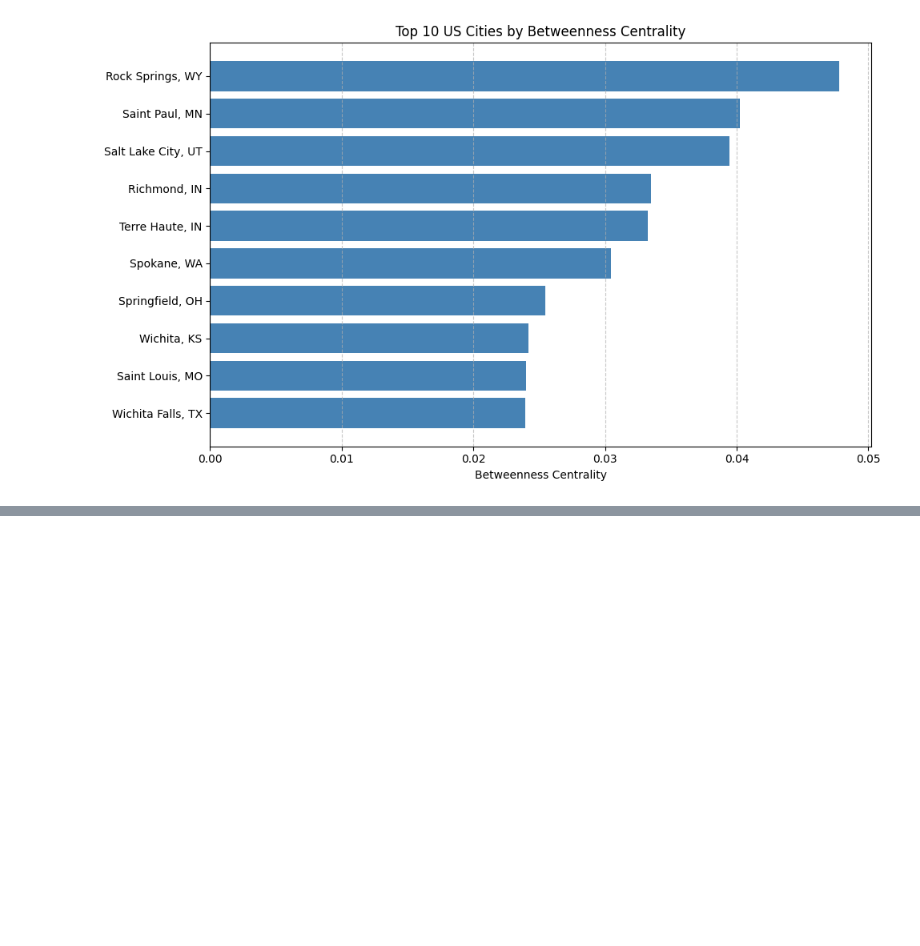
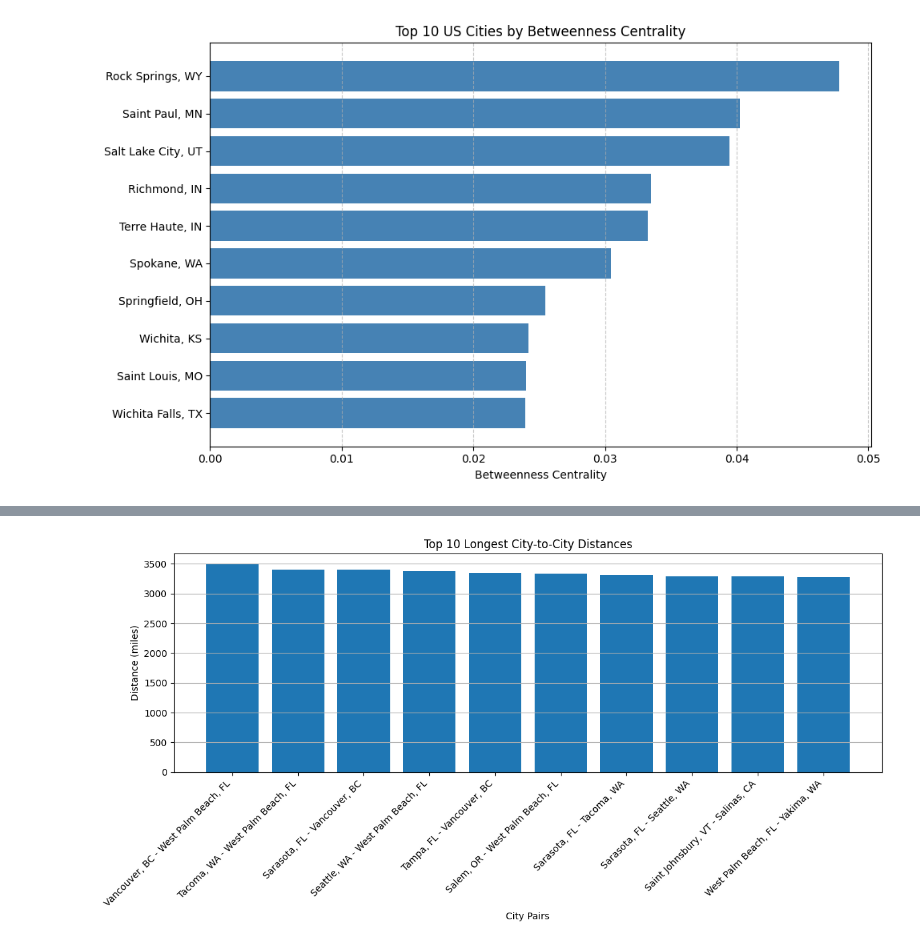
Before and after one commit to vuminhtue/MSDS7335_DeepLearning, a Jupyter notebook: HW2_Knuth_miles/code/knuth_miles_source.ipynb, the cells around one changed output, grey strips where cells are left out. Cells and saved outputs as stored; diff of their text form; code cells hidden in the pictures; blank space fills up the shorter version.

```diff
--- a/HW2_Knuth_miles/code/knuth_miles_source.ipynb
+++ b/HW2_Knuth_miles/code/knuth_miles_source.ipynb
@@ -93,3 +95,22 @@ df_cities.to_csv('../data/Node_cities.csv', index=False)
+# %%
+# Assuming G is your graph
+edges = G.edges(data=True)
+
+# Create a DataFrame from the edge list
+df_edges = pd.DataFrame(
+    [(u, v, d['weight']) for u, v, d in edges],
+    columns=['source', 'target', 'weight']
+)
+
+# Create a pivot table (distance matrix)
+distance_matrix = df_edges.pivot(index='source', columns='target', values='weight')
+
+# Since the graph is undirected, also fill the transpose
+distance_matrix_full = distance_matrix.combine_first(distance_matrix.T)
+
+# Optionally, fill NaNs if you want (e.g., with 0 or np.inf)
+distance_matrix_full = distance_matrix_full.fillna(0)
+distance_matrix_full.to_csv('../data/edges.csv')
 # %% [markdown]
 ## 1. Geographic Distribution Analysis
 # %%
@@ -316,0 +350,38 @@ plt.show()
+# %%
+
+# Extract all city pairs with their distances
+city_distances = []
+for source in df_edges.index:
+    for target in df_edges.columns:
+        value = df_edges.loc[source, target]
+        if pd.notna(value) and source != target:
+            city_distances.append((source, target, value))
+
+# Remove duplicates (treating the graph as undirected)
+seen = set()
+unique_city_distances = []
+for src, tgt, dist in city_distances:
+    key = tuple(sorted([src, tgt]))
+    if key not in seen:
+        seen.add(key)
+        unique_city_distances.append((src, tgt, dist))
+
+# Sort and get top 10 distances
+top_10_distances = sorted(unique_city_distances, key=lambda x: x[2], reverse=True)[:10]
+
+# Prepare data for plotting
+city_labels = [f"{src} - {tgt}" for src, tgt, _ in top_10_distances]
+distance_values = [dist for _, _, dist in top_10_distances]
+
+# Plotting
+plt.figure(figsize=(12, 6))
+plt.bar(city_labels, distance_values)
+plt.ylabel('Distance (miles)')
+plt.xlabel('City Pairs')
+plt.title('Top 10 Longest City-to-City Distances')
+plt.xticks(rotation=45, ha='right')
+plt.tight_layout()
+plt.grid(axis='y')
+plt.show()
+# %% [output]
+[figure, added]
```
Also changed, not shown: parts of 4 cells of this notebook, 53 other files.
